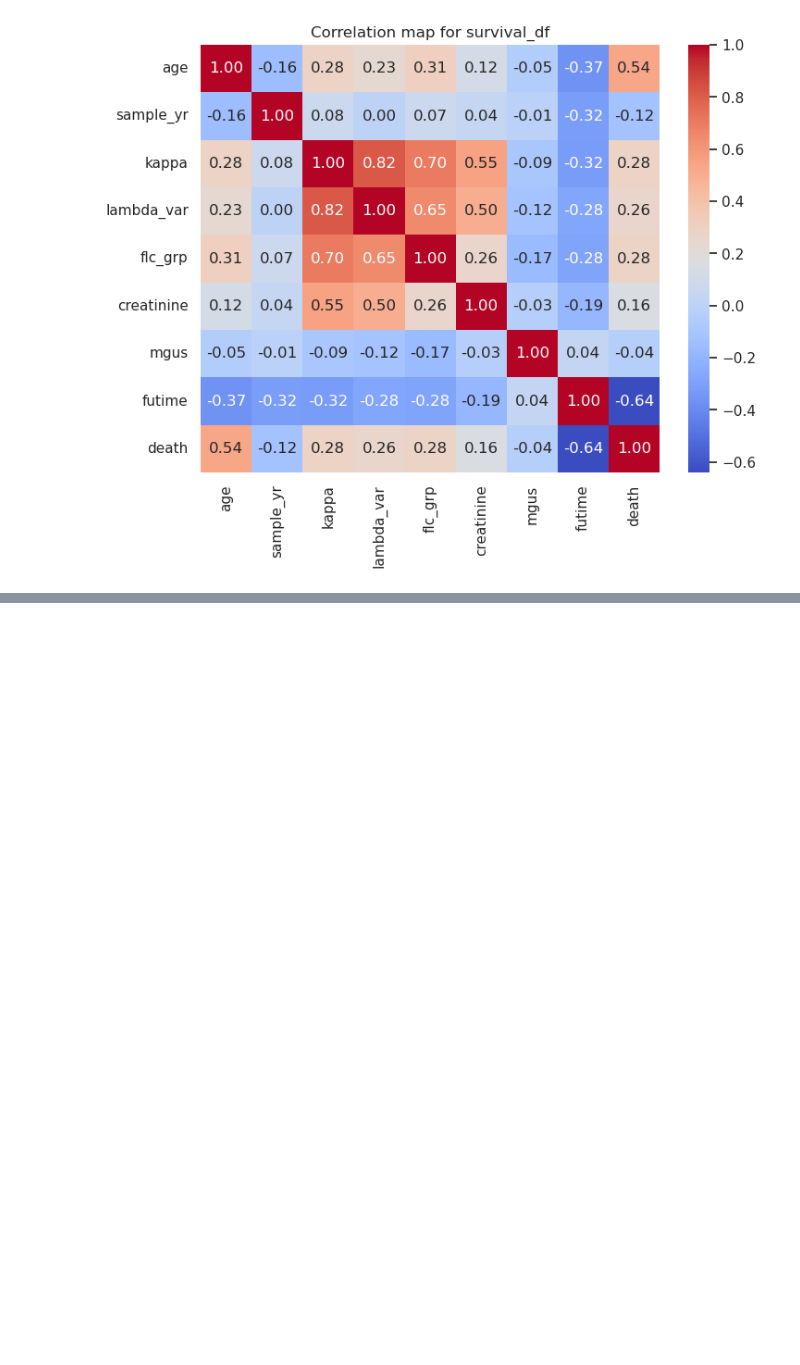
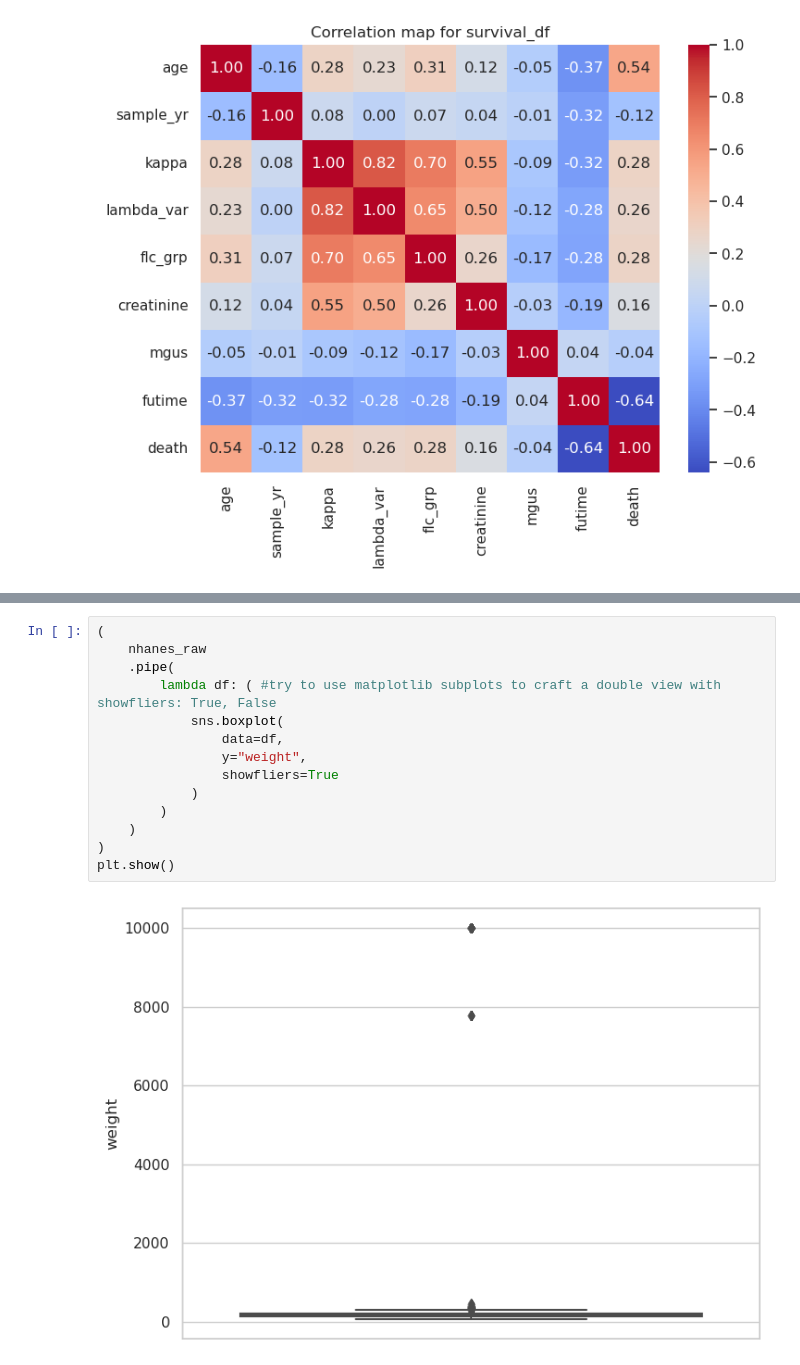
Before and after one commit to fenilenvinileno97/missing-values, a Jupyter notebook: notebooks/imputation-missing-values.ipynb, the cells around one changed output, grey strips where cells are left out. Drawn from its saved outputs; the diff is of its cells as text; blank space fills up the shorter version.

```diff
--- a/notebooks/imputation-missing-values.ipynb
+++ b/notebooks/imputation-missing-values.ipynb
@@ -210,0 +302,16 @@ PerfectSeparationError: Perfect separation detected, results not available
+# %%
+(
+    nhanes_raw
+    .pipe(
+        lambda df: ( #try to use matplotlib subplots to craft a double view with showfliers: True, False
+            sns.boxplot(
+                data=df,
+                y="weight",
+                showfliers=True
+            )
+        )
+    )
+)
+plt.show()
+# %% [output]
+[figure, added]
```
Also changed, not shown: parts of 60 cells of this notebook, 1 other file.
